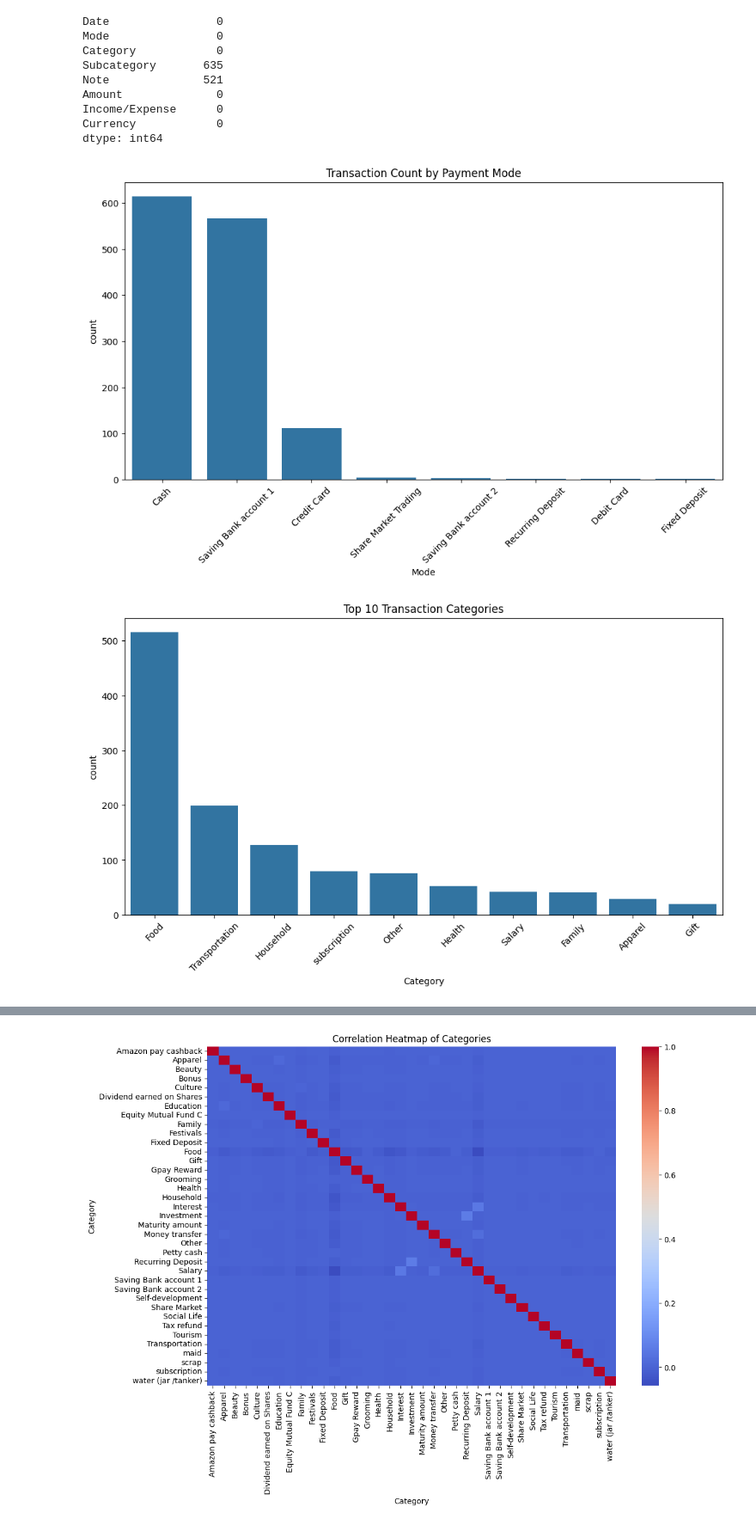
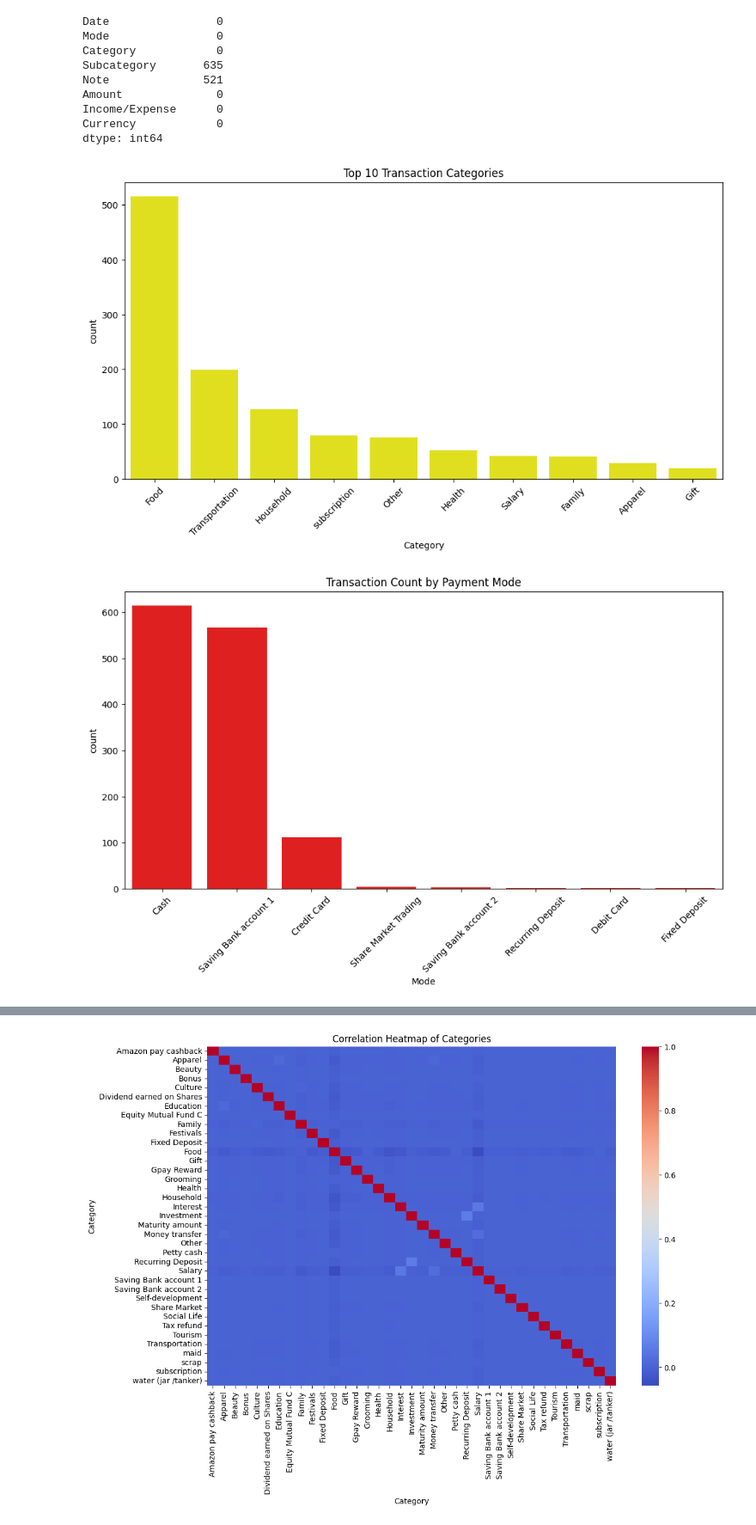
Before and after one commit to Deepnotcoder/Internship-Project-1, a Jupyter notebook: DAILY.IPYNB, the cells around one changed output, grey strips where cells are left out. Shown at 86% size. Cells and saved outputs as stored; diff of their text form; code cells hidden in the pictures.

```diff
--- a/DAILY.IPYNB
+++ b/DAILY.IPYNB
@@ -33,19 +33,19 @@ Currency            0
 dtype: int64
 # %%
 plt.figure(figsize=(12,6))
-sns.countplot(data=df, x='Mode', order=df['Mode'].value_counts().index)
-plt.title('Transaction Count by Payment Mode')
+sns.countplot(data=df, x='Category', order=df['Category'].value_counts().head(10).index, color='yellow')
+plt.title('Top 10 Transaction Categories')
 plt.xticks(rotation=45)
 plt.show()
 
 plt.figure(figsize=(12,6))
-sns.countplot(data=df, x='Category', order=df['Category'].value_counts().head(10).index)
-plt.title('Top 10 Transaction Categories')
+sns.countplot(data=df, x='Mode', order=df['Mode'].value_counts().index, color='red')
+plt.title('Transaction Count by Payment Mode')
 plt.xticks(rotation=45)
 plt.show()
 # %% [output]
-[figure, old version]
+[figure, new version]
-[figure, old version]
+[figure, new version]
 # %%
 df['Date'] = pd.to_datetime(df['Date'], dayfirst=True)
 df.set_index('Date', inplace=True)
```
Also changed, not shown: parts of 4 cells of this notebook.
